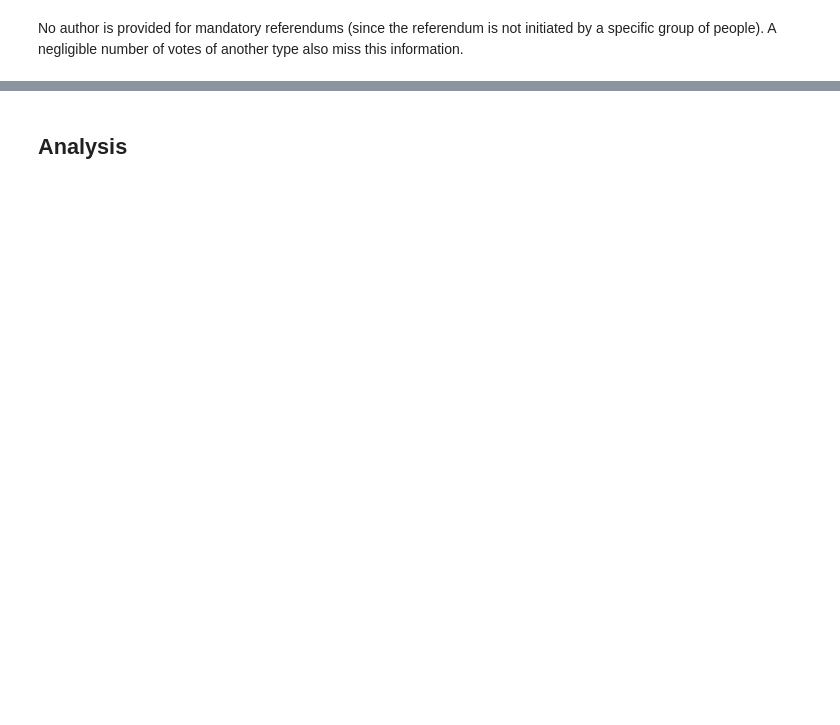
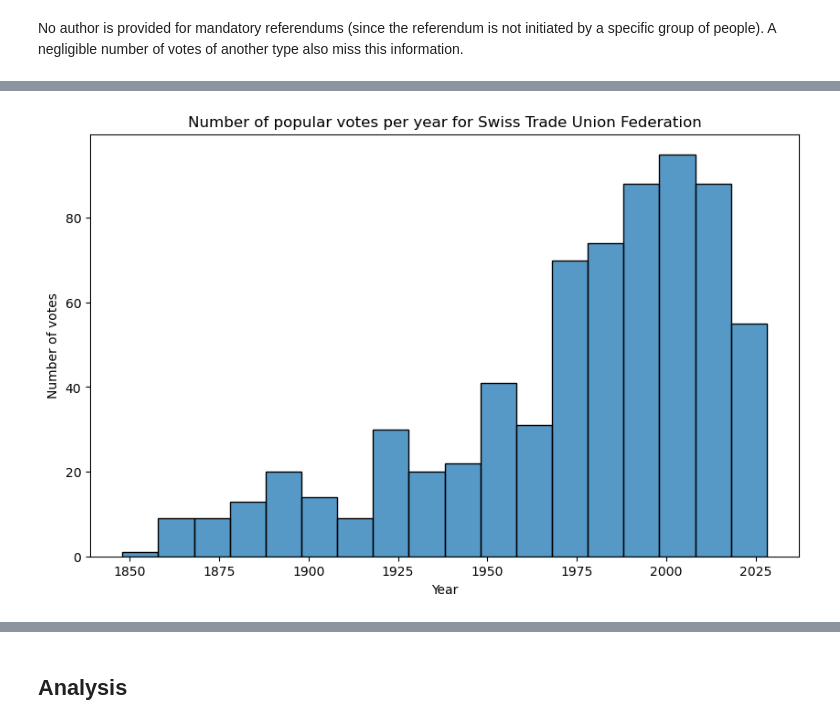
Before and after one commit to AdrienVannson/swiss-votes-analysis, a Jupyter notebook: analysis.ipynb, the cells around one changed output, grey strips where cells are left out. Saved outputs shown, nothing was run; the diff lists cells and outputs as text; code cells hidden in the pictures; blank space fills up the shorter version.

```diff
--- a/analysis.ipynb
+++ b/analysis.ipynb
@@ -9,5 +9,9 @@ import re
 # %% [markdown]
 ## Data cleaning
 # %%
-df_full = pd.read_csv('swiss-votes.csv', delimiter=';')
+df_full = pd.read_csv('swiss-votes.csv', delimiter=';', dtype={
+    'volk': 'string',
+    'stand': 'string',
+    'annahme': 'string',
+})
 df_full.head()
@@ -27,4 +39,9 @@ df['author'] = df_full['urheber']
 df['author_fr'] = df_full['urheber-fr']
 df['valid_signatures'] = df_full['unter_g']
 
+df['main_theme'] = df_full['d1e1']
+df['result_people'] = df_full['volk']
+df['result_cantons'] = df_full['stand']
+df['result'] = df_full['annahme']
+
 df
@@ -150,3 +237,12 @@ plot_join_initiatives(['sp', 'grun', 'uss'], ('author_sp', 'author_grun', 'autho
+# %%
+plt.figure(figsize=(10, 6))
+sns.histplot(df['date_year'], binwidth=10)
+plt.title(f"Number of popular votes per year for {FULL_NAMES[id]}")
+plt.xlabel('Year')
+plt.ylabel('Number of votes')
+plt.show()
+# %% [output]
+[figure, added]
 # %%
 for id in ['sp', 'grun', 'svp']:
     df_party = df_initiatives.query(f"author_{id} == 1")
```
Also changed, not shown: parts of 24 cells of this notebook.
